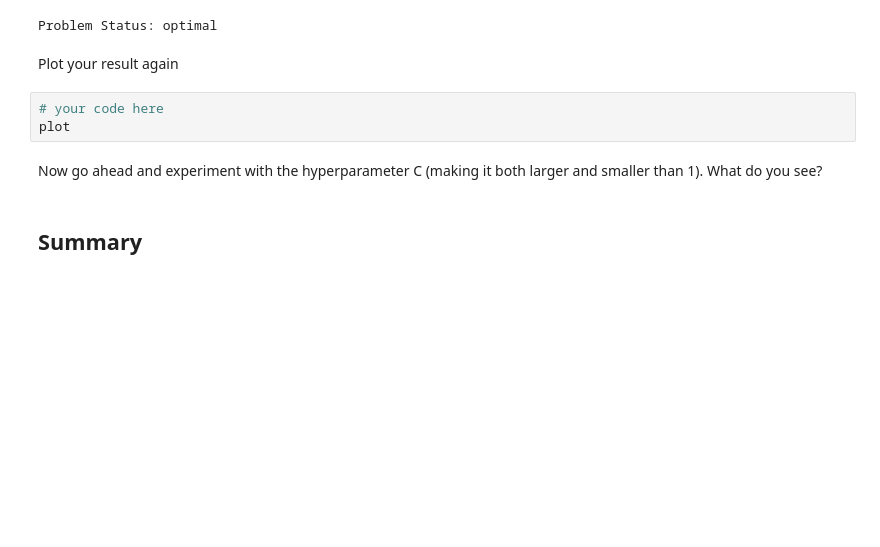
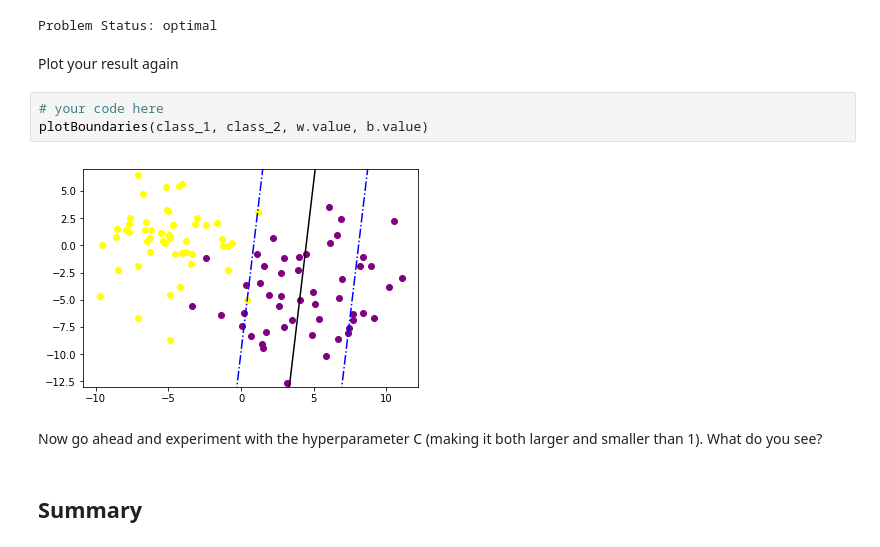
Before and after one commit to worldyne/dsc-3-33-03-building-an-svm-from-scratch-lab-seattle-ds-career-040119, a Jupyter notebook: index.ipynb, the cells around one changed output. Drawn from its saved outputs; the diff is of its cells as text; blank space fills up the shorter version.

```diff
--- a/index.ipynb
+++ b/index.ipynb
@@ -269,7 +269,9 @@ Problem Status: optimal
 Plot your result again
 # %%
 # your code here
-plot
+plotBoundaries(class_1, class_2, w.value, b.value)
+# %% [output]
+[figure, added]
 # %% [markdown]
 Now go ahead and experiment with the hyperparameter C (making it both larger and smaller than 1). What do you see?
 # %% [markdown]
```
